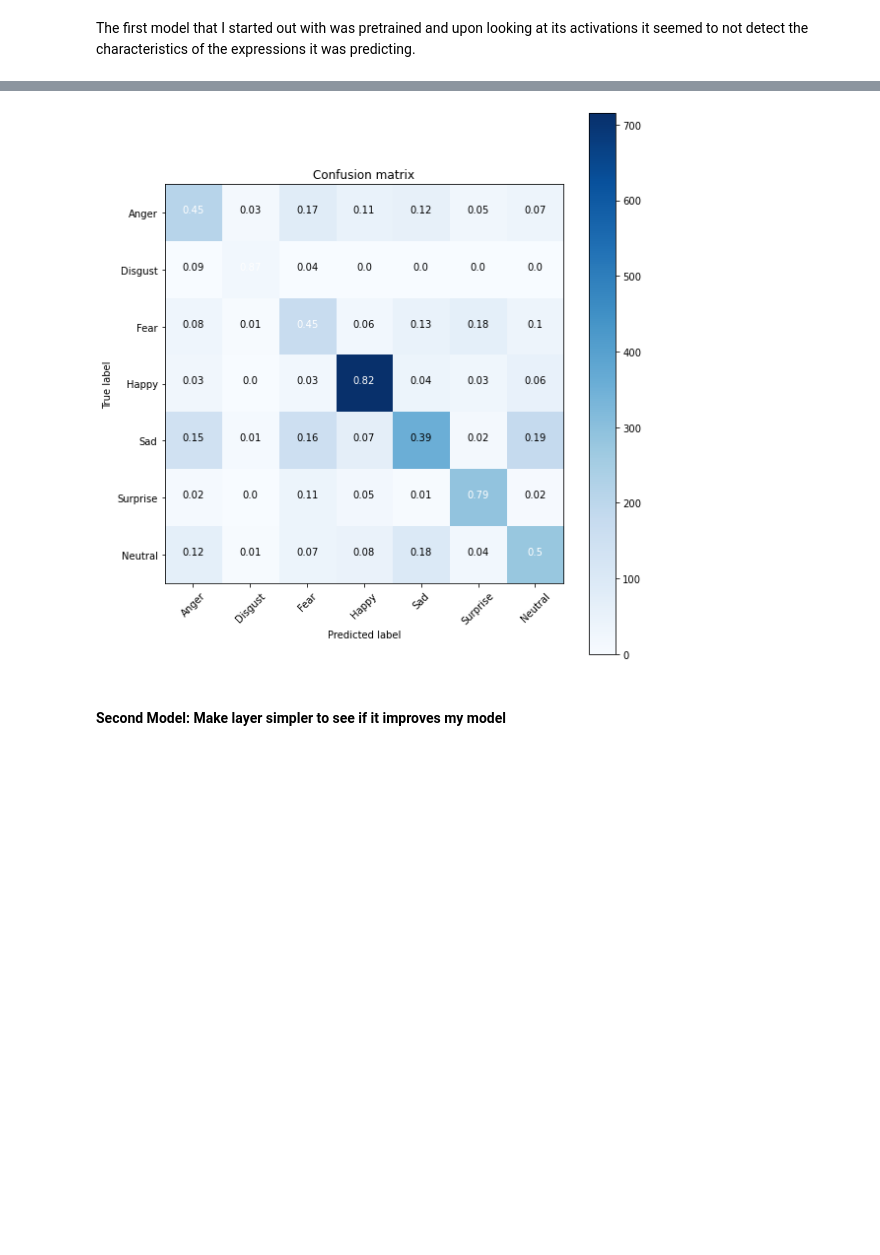
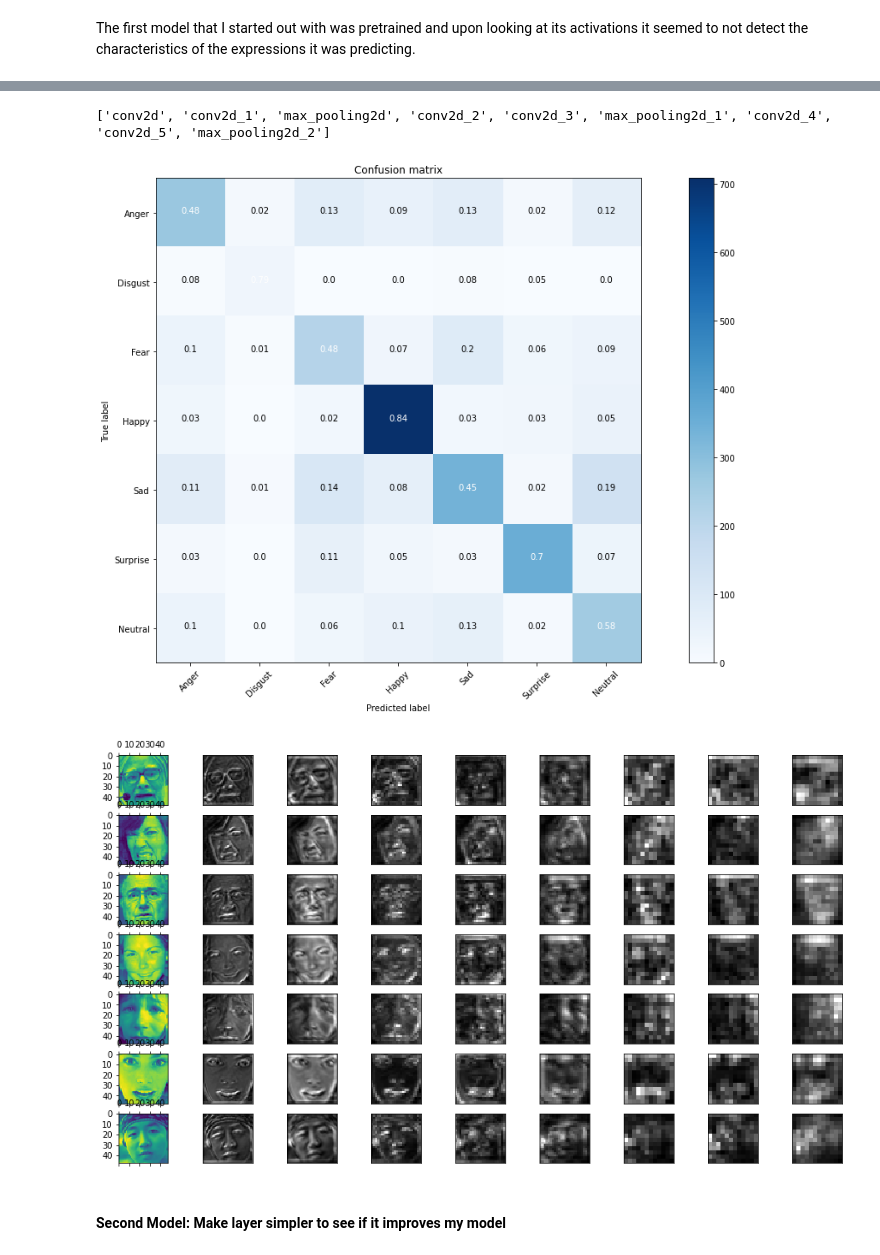
Before and after one commit to AmirMEdris/Facial-Expression-Recognition, a Jupyter notebook: Modeling.ipynb, the cells around one changed output, grey strips where cells are left out. Saved outputs shown, nothing was run; the diff lists cells and outputs as text; code cells hidden in the pictures; blank space fills up the shorter version.

```diff
--- a/Modeling.ipynb
+++ b/Modeling.ipynb
@@ -24,6 +39,13 @@ Y = (np.arange(num_class) == Y[:, None]).astype(np.float32)
 # %% [output]
 7
 (35887, 48, 48, 1)
+# %%
+picdict = pkl.load(open('picdict2.pkl','rb'))
+visx = []
+visy = []
+for label, pic in picdict.items():
+  visx.append(pic)
+  visy.append(label)
 # %% [markdown]
 The first model that I started out with was pretrained and upon looking at its activations it seemed to not detect the characteristics of the expressions it was predicting.
 # %%
@@ -60,9 +82,13 @@ NameError: name 'model' is not defined
 # %%
 # model.save_weights('firstmodel')
 # %%
-modelaccuracy(model,X_test,y_test,label_map)
+
+
+model_eval(model,X_test,y_test,label_map,visx,visy)
 # %% [output]
+['conv2d', 'conv2d_1', 'max_pooling2d', 'conv2d_2', 'conv2d_3', 'max_pooling2d_1', 'conv2d_4', 'conv2d_5', 'max_pooling2d_2']
-[figure, old version]
+[figure, new version]
+[figure, added]
 # %% [markdown]
 #### Second Model: Make layer simpler to see if it improves my model
 # %%
```
Also changed, not shown: parts of 36 cells of this notebook, 11 other files.
